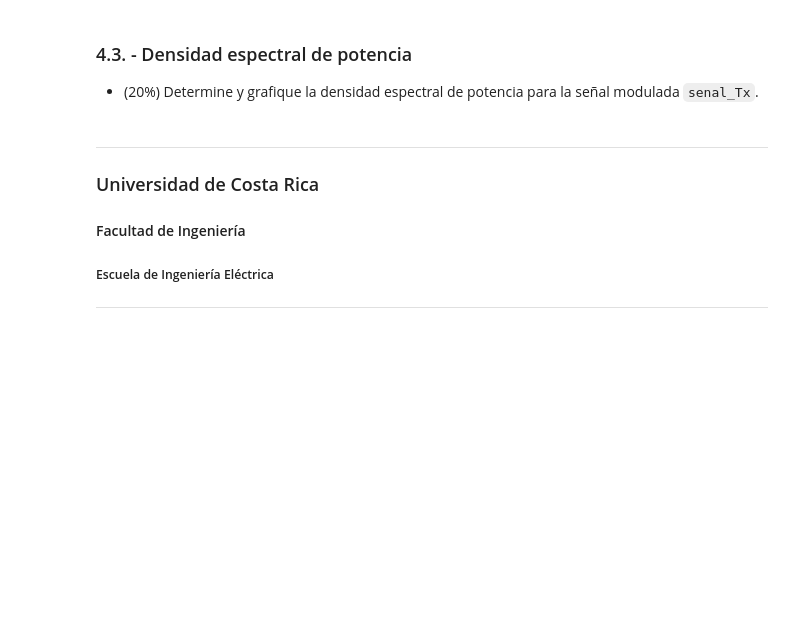
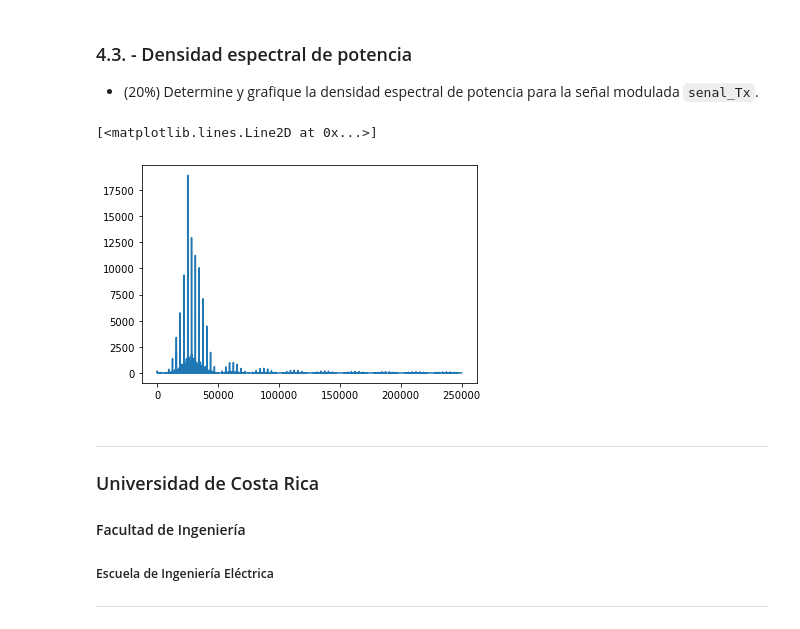
Before and after one commit to zetavB/Proyecto4, a Jupyter notebook: P4.ipynb, the cells around one changed output. Drawn from its saved outputs; the diff is of its cells as text; code cells hidden in the pictures; blank space fills up the shorter version.

```diff
--- a/P4.ipynb
+++ b/P4.ipynb
@@ -703,6 +770,34 @@ fig.tight_layout()
 ### 4.3. - Densidad espectral de potencia
 
 * (20%) Determine y grafique la densidad espectral de potencia para la señal modulada `senal_Tx`.
+# %%
+from scipy import fft
+# Parametros
+T = 100			# número de elementos
+t_final = 10	# tiempo en segundos
+fc = 5000
+mpp = 100
+Tc = 1 / fc
+
+# Fourier
+senalFour = fft(senal_Tx)
+
+# Se muestrea
+nMuest = len(senal_Tx)
+
+nSimb = nMuest // mpp
+
+tMuest = Tc / mpp
+tSim   = Tc * nSimb
+
+# Frecuencias
+f = np.linspace(0, 1 / (2 * tMuest), nMuest // 2)
+
+# Se grafica
+plt.plot(f, (2/nMuest) * np.power(np.abs(senalFour[0:nMuest//2]), 2))
+# %% [output]
+[<matplotlib.lines.Line2D at 0x...>]
+[figure, added]
 # %% [markdown]
 ---
 
```
Also changed, not shown: parts of 5 cells of this notebook.
